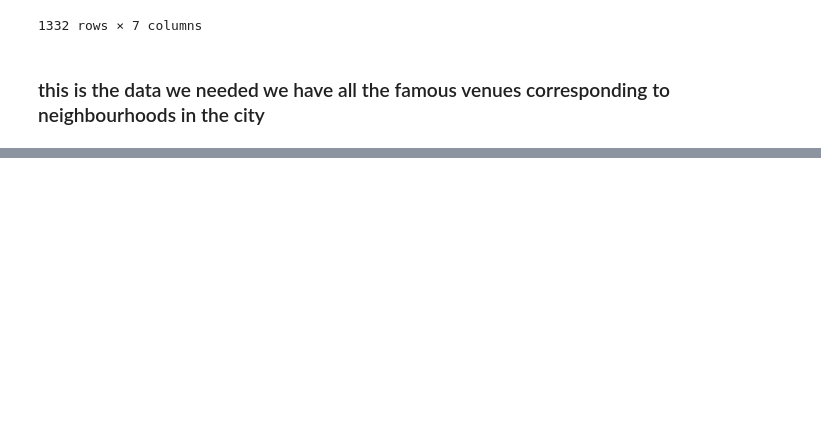
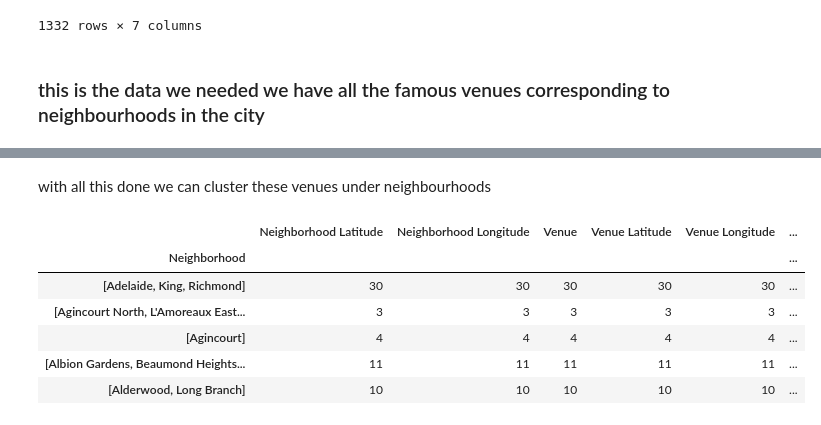
Before and after one commit to batmandude101/ds_capstone, a Jupyter notebook: notebook/notebook_capstone_SkZenu_kH.ipynb, the cells around one changed output, grey strips where cells are left out. Drawn from its saved outputs; the diff is of its cells as text; code cells hidden in the pictures; blank space fills up the shorter version.

```diff
--- a/notebook/notebook_capstone_SkZenu_kH.ipynb
+++ b/notebook/notebook_capstone_SkZenu_kH.ipynb
@@ -169,8 +162,7 @@ data
 211 rows × 3 columns
 # %%
 ## group by neighbourhoods
-data = df
-data = df.groupby(['PostalCode','Borough'])['Neighborhood'].apply(lambda x: "[%s]" % ', '.join(x))
+data = data.groupby(['PostalCode','Borough'])['Neighborhood'].apply(lambda x: "[%s]" % ', '.join(x))
 data = data.reset_index()  #
 data.head()
 # %% [output]
@@ -351,0 +382,13 @@ map_toronto
+# %% [markdown]
+with all this done we can cluster these venues under neighbourhoods
+# %%
+dset=toronto_venues.groupby('Neighborhood').count()
+dset.head()
+# %% [output]
+|  | Neighborhood Latitude | Neighborhood Longitude | Venue | Venue Latitude | Venue Longitude | ... |
+| Neighborhood |  |  |  |  |  | ... |
+| [Adelaide, King, Richmond] | 30 | 30 | 30 | 30 | 30 | ... |
+| [Agincourt North, L'Amoreaux East... | 3 | 3 | 3 | 3 | 3 | ... |
+| [Agincourt] | 4 | 4 | 4 | 4 | 4 | ... |
+| [Albion Gardens, Beaumond Heights... | 11 | 11 | 11 | 11 | 11 | ... |
+| [Alderwood, Long Branch] | 10 | 10 | 10 | 10 | 10 | ... |
```
Also changed, not shown: parts of 21 cells of this notebook.
